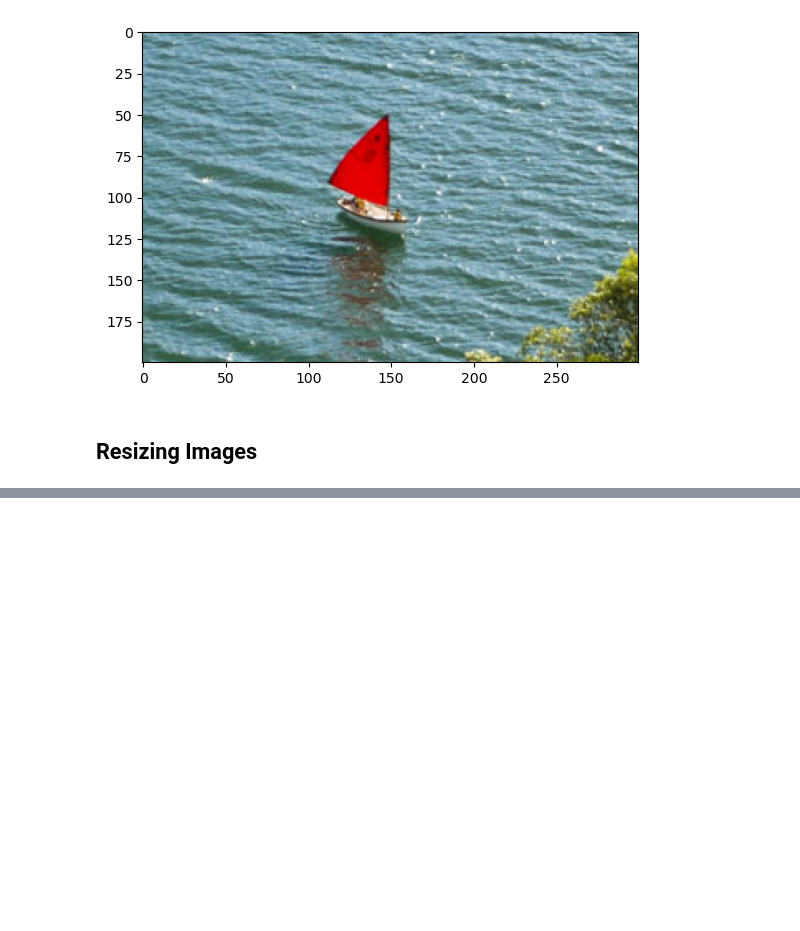
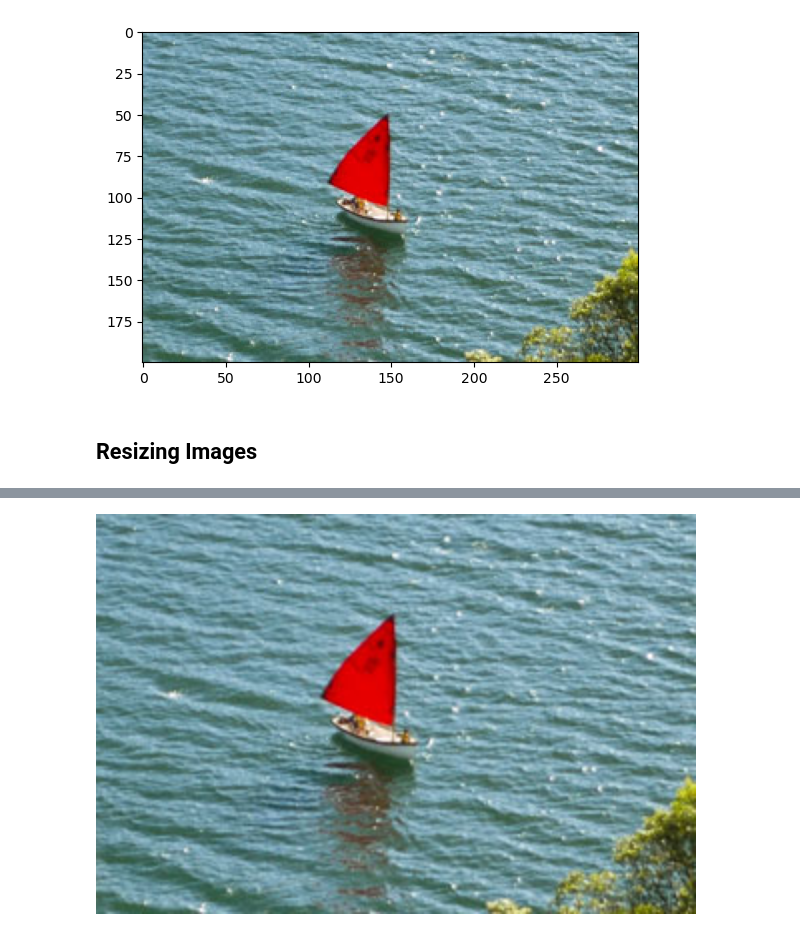
Before and after one commit to Piotrek-max/LearnOpenCv, a Jupyter notebook: Chapter_1_2/Chapter_1_2.ipynb, the cells around one changed output, grey strips where cells are left out. Cells and saved outputs as stored; diff of their text form; code cells hidden in the pictures; blank space fills up the shorter version.

```diff
--- a/Chapter_1_2/Chapter_1_2.ipynb
+++ b/Chapter_1_2/Chapter_1_2.ipynb
@@ -253,0 +284,10 @@ plt.imshow(cropped_region)
+# %%
+resized_cropped_region_2x = resized_cropped_region_2x[:, :, ::-1]
+
+# Save resized image to disk
+cv2.imwrite("resized_cropped_region_2x.png", resized_cropped_region_2x)
+
+# Display the cropped and resized image
+Image(filename="resized_cropped_region_2x.png")
+# %% [output]
+[figure, added]
```
Also changed, not shown: parts of 7 cells of this notebook, 4 other files.
